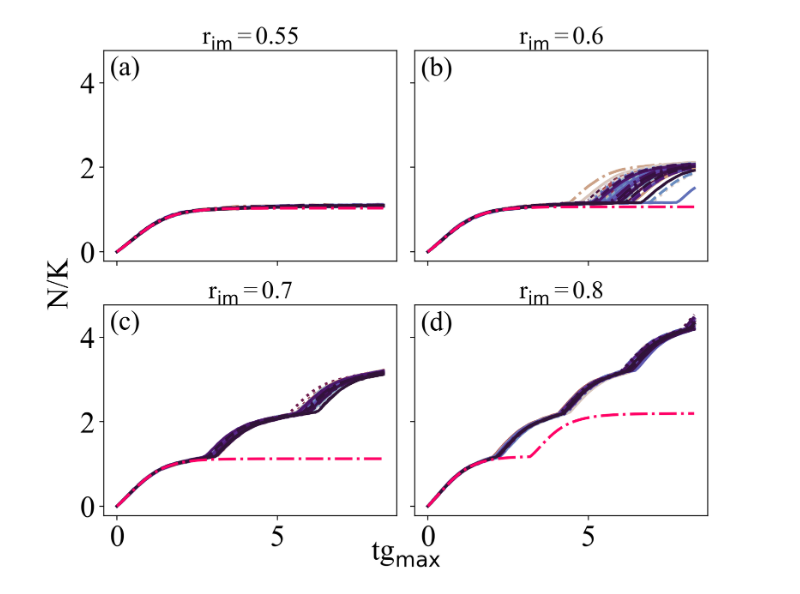
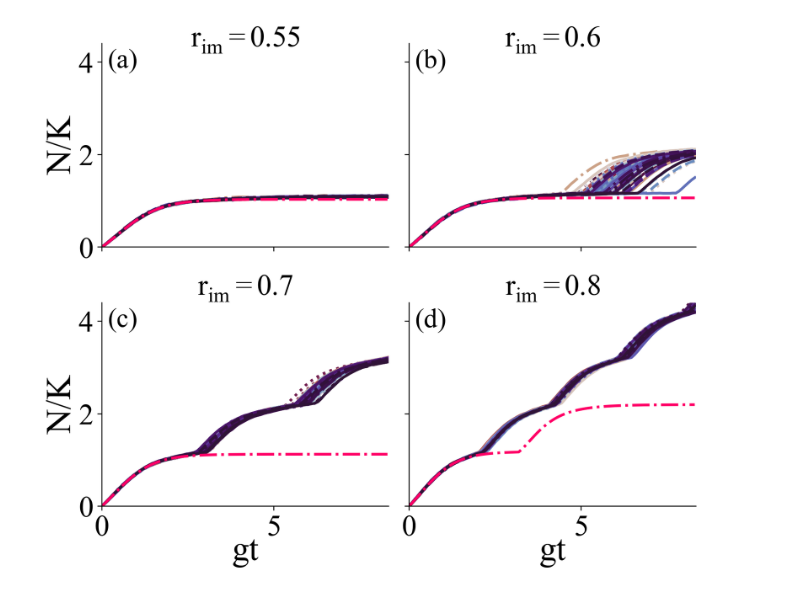
Before and after one commit to patricksinclair/multispecies_postprocessing, a Jupyter notebook: biofilm_threshold_theory/bf_thresh_theory_plotter.ipynb, the cells around one changed output. Cells and saved outputs as stored; diff of their text form; code cells hidden in the pictures.

```diff
--- a/biofilm_threshold_theory/bf_thresh_theory_plotter.ipynb
+++ b/biofilm_threshold_theory/bf_thresh_theory_plotter.ipynb
@@ -346,44 +346,57 @@ i = 0
 letters = ['a', 'b', 'c', 'd']
 
 for ax in axs.flat:
+
+
+    ax.spines['top'].set_visible(False)
+    ax.spines['right'].set_visible(False)
 
     pop_dataset = pops4c_bigK_subset[i]
     deterministic_pops = deterministicPops_4c_list[i]
 
     #print(type(pop_dataset))
     nCols = len(pop_dataset.columns) - 1 #no. of runs. -1 due to the time column
     colors = pl.cm.twilight_shifted_r(np.linspace(0,1,nCols))
     #allows us to alternate line styles for the different runs
     lines = ["-","--","-.",":"]
     linecycler = cycle(lines[::-1])
     for p in range(nCols):
 
         ax.plot(pop_dataset['t']*max_gRate, pop_dataset[str(p)]/K_val, lw=2.2, color=colors[p], ls=next(linecycler))
 
     ax.plot(deterministic_pops['t'], deterministic_pops['N'], ls="-.", lw=2.2, color='#ff0066')
 
 
-    ax.set_title("r$_{\\rm im} = $"+str(r_immig_4c_bigK_subset[i]), fontsize = 20)
+    ax.set_title("r$_{im} = $"+str(r_immig_4c_bigK_subset[i]), fontsize = 24, pad=-2)
     ax.tick_params(axis='both', which='major', labelsize=24)
+    ax.set_xlim(0, 8.33)
+    ax.set_ylim(0, 4.4)
+    ax.set_xlabel('gt', fontsize=28, labelpad=-5)
+    ax.set_ylabel('N/K', fontsize=28, labelpad=0)
+
     ax.annotate("("+letters[i]+")", xy=(0.02, 0.975), xycoords='axes fraction', fontsize=22, horizontalalignment='left', verticalalignment='top')
+
+    ax.label_outer()
+
+
 
     i = i+1
 
 fig = plt.gcf()
 #fig.suptitle("Title centered above all subplots", fontsize=24)
 
 fig.add_subplot(111, frame_on=False)
 plt.tick_params(labelcolor="none", bottom=False, left=False)
-plt.xlabel("tg$_{\max}$", fontsize=24)
-plt.ylabel("N/K", fontsize=24)
+# plt.xlabel("gt", fontsize=24)
+# plt.ylabel("N/K", fontsize=24)
 
 
 plt.tight_layout()
 fig.subplots_adjust(top=0.9)
-#plt.savefig('paper_plots/fig4c_Immigration_stochastic.pdf', bbox_inches="tight")
+plt.savefig('paper_plots/fig4c_Immigration_stochastic.pdf', bbox_inches="tight", dpi=330)
 plt.show()
 # %% [output]
-[figure, old version]
+[figure, new version]
 # %%
 #now for comparison of the 4c r_immig = 0.55 plots
 
```
Also changed, not shown: parts of 2 cells of this notebook, 2 other files.
